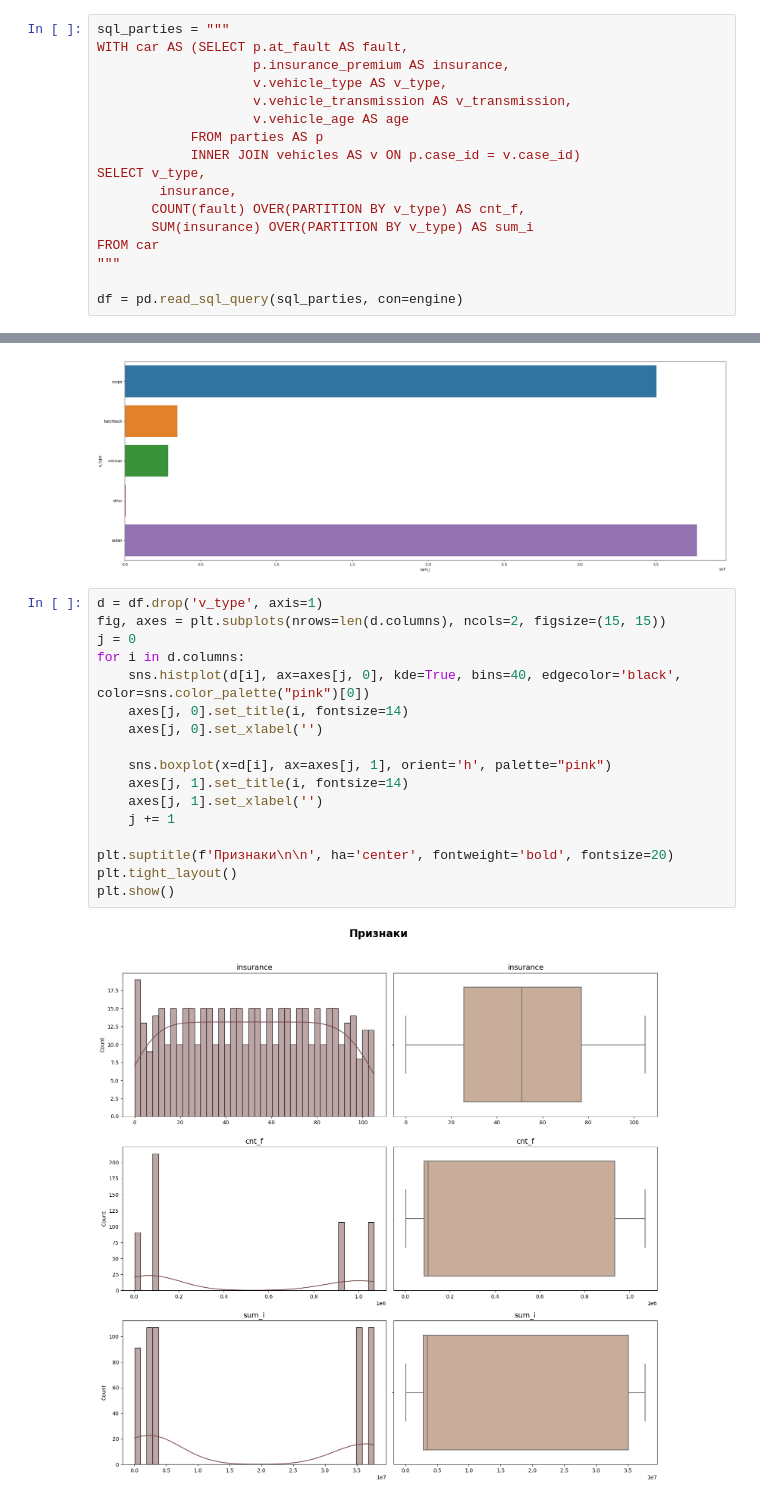
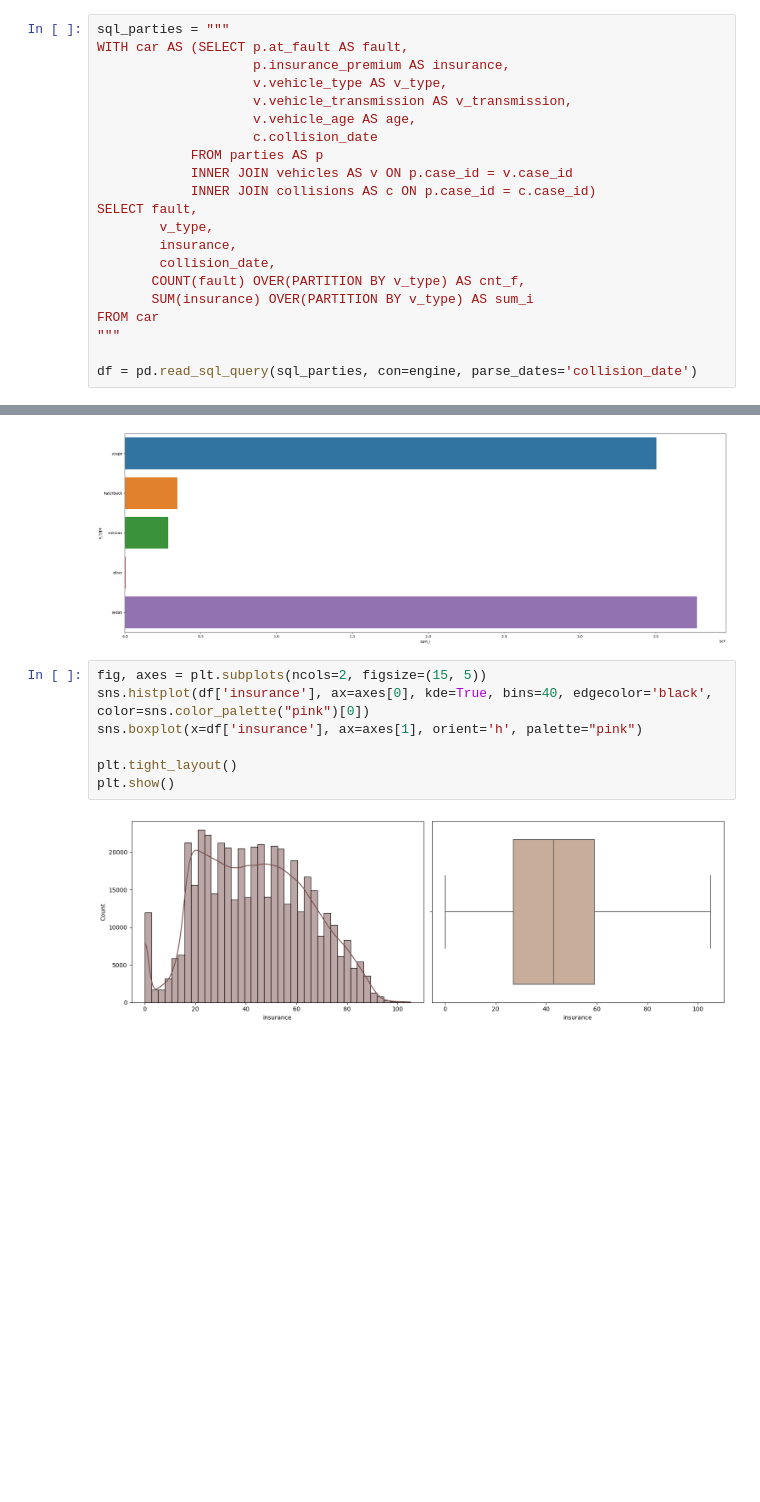
Before and after one commit to SergeyDolin/Road-Accident, a Jupyter notebook: RoadАccident.ipynb, the cells around one changed output, grey strips where cells are left out. Saved outputs shown, nothing was run; the diff lists cells and outputs as text; blank space fills up the shorter version.

```diff
--- a/RoadАccident.ipynb
+++ b/RoadАccident.ipynb
@@ -572,17 +573,21 @@ WITH car AS (SELECT p.at_fault AS fault,
                     p.insurance_premium AS insurance,
                     v.vehicle_type AS v_type,
                     v.vehicle_transmission AS v_transmission,
-                    v.vehicle_age AS age
+                    v.vehicle_age AS age,
+                    c.collision_date
             FROM parties AS p
-            INNER JOIN vehicles AS v ON p.case_id = v.case_id)
-SELECT v_type,
+            INNER JOIN vehicles AS v ON p.case_id = v.case_id
+            INNER JOIN collisions AS c ON p.case_id = c.case_id)
+SELECT fault,
+        v_type,
         insurance,
+        collision_date,
        COUNT(fault) OVER(PARTITION BY v_type) AS cnt_f,
        SUM(insurance) OVER(PARTITION BY v_type) AS sum_i
 FROM car
 """
 
-df = pd.read_sql_query(sql_parties, con=engine)
+df = pd.read_sql_query(sql_parties, con=engine, parse_dates='collision_date')
 # %%
 df = df.drop_duplicates().reset_index(drop=True)
 df = df.fillna(0)
@@ -601,22 +622,12 @@ sns.barplot(data=df, y='v_type', x='sum_i', ax=ax);
 # %% [output]
 [figure]
 # %%
-d = df.drop('v_type', axis=1)
-fig, axes = plt.subplots(nrows=len(d.columns), ncols=2, figsize=(15, 15))
-j = 0
-for i in d.columns:
-    sns.histplot(d[i], ax=axes[j, 0], kde=True, bins=40, edgecolor='black', color=sns.color_palette("pink")[0])
-    axes[j, 0].set_title(i, fontsize=14)
-    axes[j, 0].set_xlabel('')
+fig, axes = plt.subplots(ncols=2, figsize=(15, 5))
+sns.histplot(df['insurance'], ax=axes[0], kde=True, bins=40, edgecolor='black', color=sns.color_palette("pink")[0])
+sns.boxplot(x=df['insurance'], ax=axes[1], orient='h', palette="pink")
 
-    sns.boxplot(x=d[i], ax=axes[j, 1], orient='h', palette="pink")
-    axes[j, 1].set_title(i, fontsize=14)
-    axes[j, 1].set_xlabel('')
-    j += 1
-
-plt.suptitle(f'Признаки\n\n', ha='center', fontweight='bold', fontsize=20)
 plt.tight_layout()
 plt.show()
 # %% [output]
-[figure, old version]
+[figure, new version]
 # %% [markdown]
```
Also changed, not shown: parts of 7 cells of this notebook.
